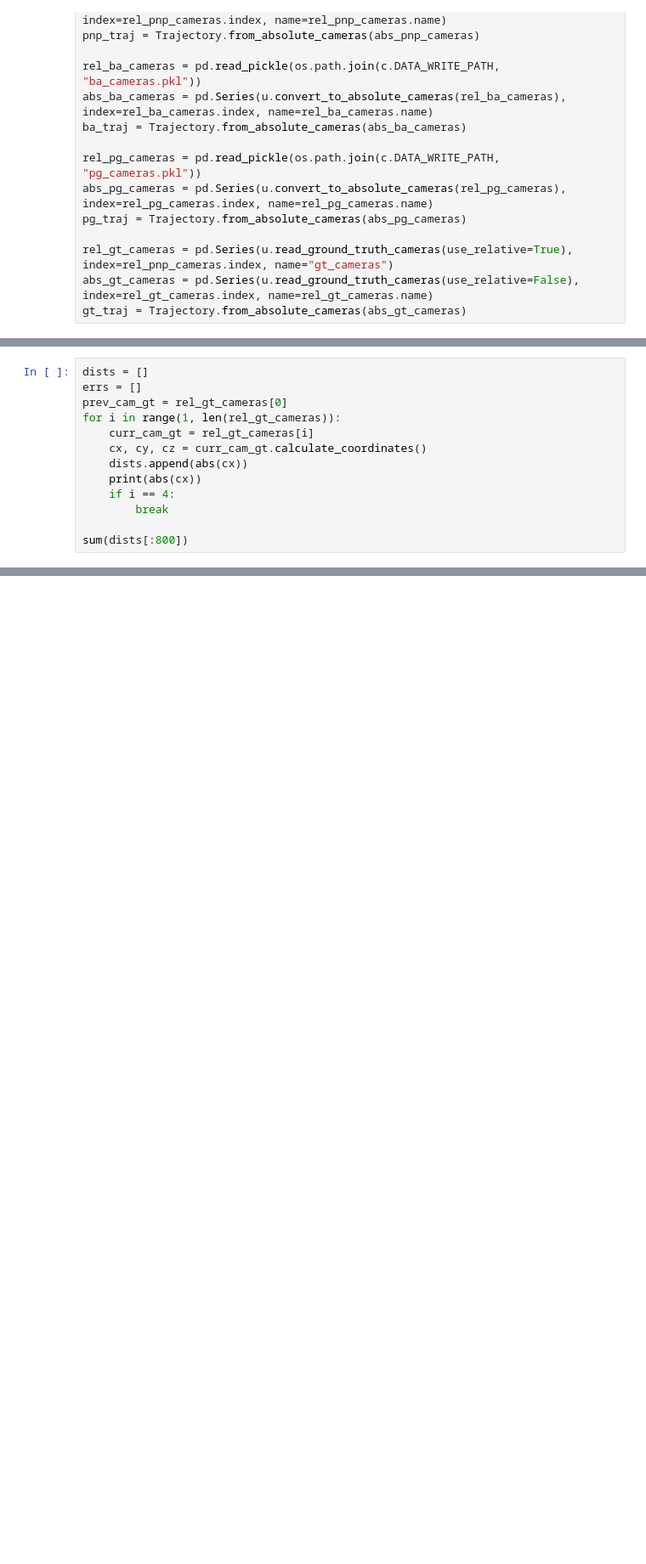
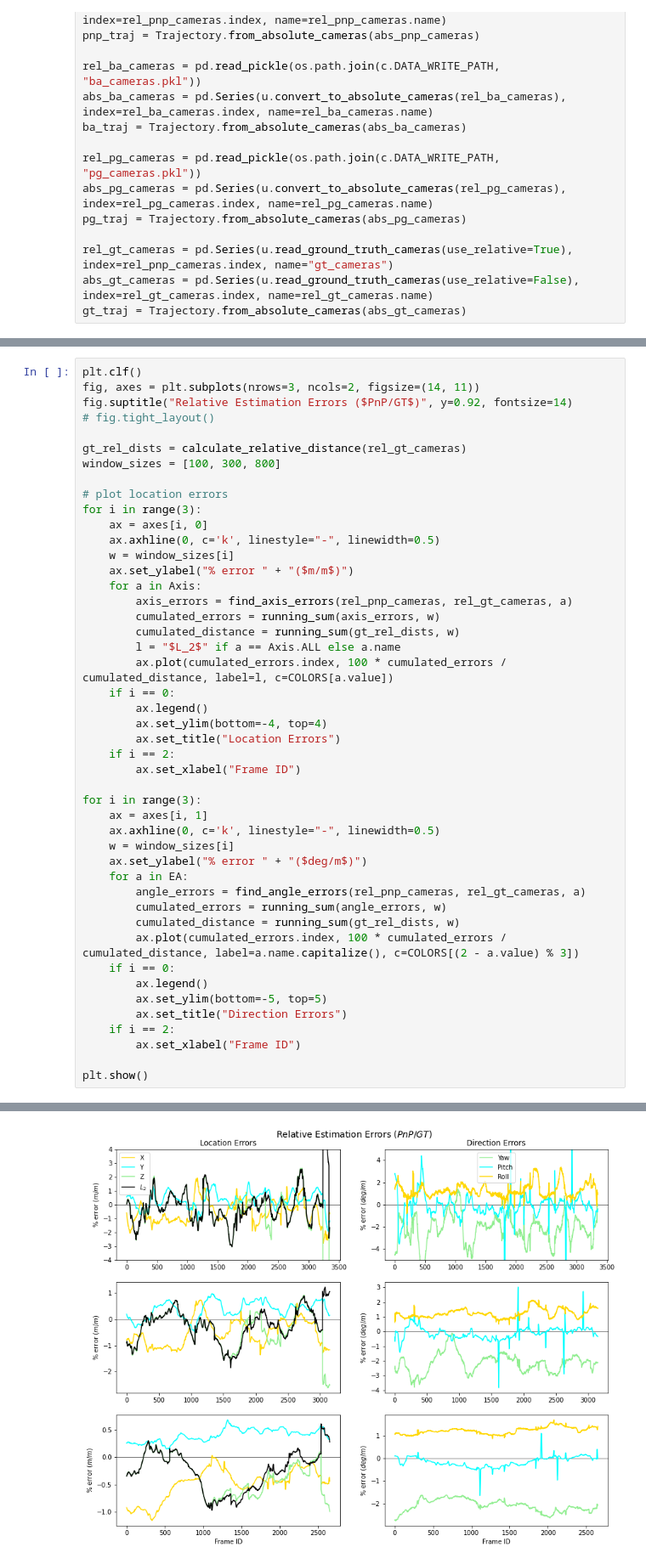
Before and after one commit to JonNir1/VAN_ex, a Jupyter notebook: final_project/notebooks/RelativeEstimationErrors.ipynb, the cells around one changed output, grey strips where cells are left out. Shown: that part at 85% size. Cells and saved outputs as stored; diff of their text form; blank space fills up the shorter version.

```diff
--- a/final_project/notebooks/RelativeEstimationErrors.ipynb
+++ b/final_project/notebooks/RelativeEstimationErrors.ipynb
@@ -145,13 +72,0 @@ sum(dists[:800])
-# %%
-dists = []
-errs = []
-prev_cam_gt = rel_gt_cameras[0]
-for i in range(1, len(rel_gt_cameras)):
-    curr_cam_gt = rel_gt_cameras[i]
-    cx, cy, cz = curr_cam_gt.calculate_coordinates()
-    dists.append(abs(cx))
-    print(abs(cx))
-    if i == 4:
-        break
-
-sum(dists[:800])
@@ -174,0 +135,47 @@ print(diff[0][:5])
+# %%
+plt.clf()
+fig, axes = plt.subplots(nrows=3, ncols=2, figsize=(14, 11))
+fig.suptitle("Relative Estimation Errors ($PnP/GT$)", y=0.92, fontsize=14)
+# fig.tight_layout()
+
+gt_rel_dists = calculate_relative_distance(rel_gt_cameras)
+window_sizes = [100, 300, 800]
+
+# plot location errors
+for i in range(3):
+    ax = axes[i, 0]
+    ax.axhline(0, c='k', linestyle="-", linewidth=0.5)
+    w = window_sizes[i]
+    ax.set_ylabel("% error " + "($m/m$)")
+    for a in Axis:
+        axis_errors = find_axis_errors(rel_pnp_cameras, rel_gt_cameras, a)
+        cumulated_errors = running_sum(axis_errors, w)
+        cumulated_distance = running_sum(gt_rel_dists, w)
+        l = "$L_2$" if a == Axis.ALL else a.name
+        ax.plot(cumulated_errors.index, 100 * cumulated_errors / cumulated_distance, label=l, c=COLORS[a.value])
+    if i == 0:
+        ax.legend()
+        ax.set_ylim(bottom=-4, top=4)
+        ax.set_title("Location Errors")
+    if i == 2:
+        ax.set_xlabel("Frame ID")
+
+for i in range(3):
+    ax = axes[i, 1]
+    ax.axhline(0, c='k', linestyle="-", linewidth=0.5)
+    w = window_sizes[i]
+    ax.set_ylabel("% error " + "($deg/m$)")
+    for a in EA:
+        angle_errors = find_angle_errors(rel_pnp_cameras, rel_gt_cameras, a)
+        cumulated_errors = running_sum(angle_errors, w)
+        cumulated_distance = running_sum(gt_rel_dists, w)
+        ax.plot(cumulated_errors.index, 100 * cumulated_errors / cumulated_distance, label=a.name.capitalize(), c=COLORS[(2 - a.value) % 3])
+    if i == 0:
+        ax.legend()
+        ax.set_ylim(bottom=-5, top=5)
+        ax.set_title("Direction Errors")
+    if i == 2:
+        ax.set_xlabel("Frame ID")
+
+plt.show()
+# %% [output]
@@ -174,0 +183 @@ print(diff[0][:5])
+[figure, added]
```
Also changed, not shown: parts of 15 cells of this notebook, 2 other files.
